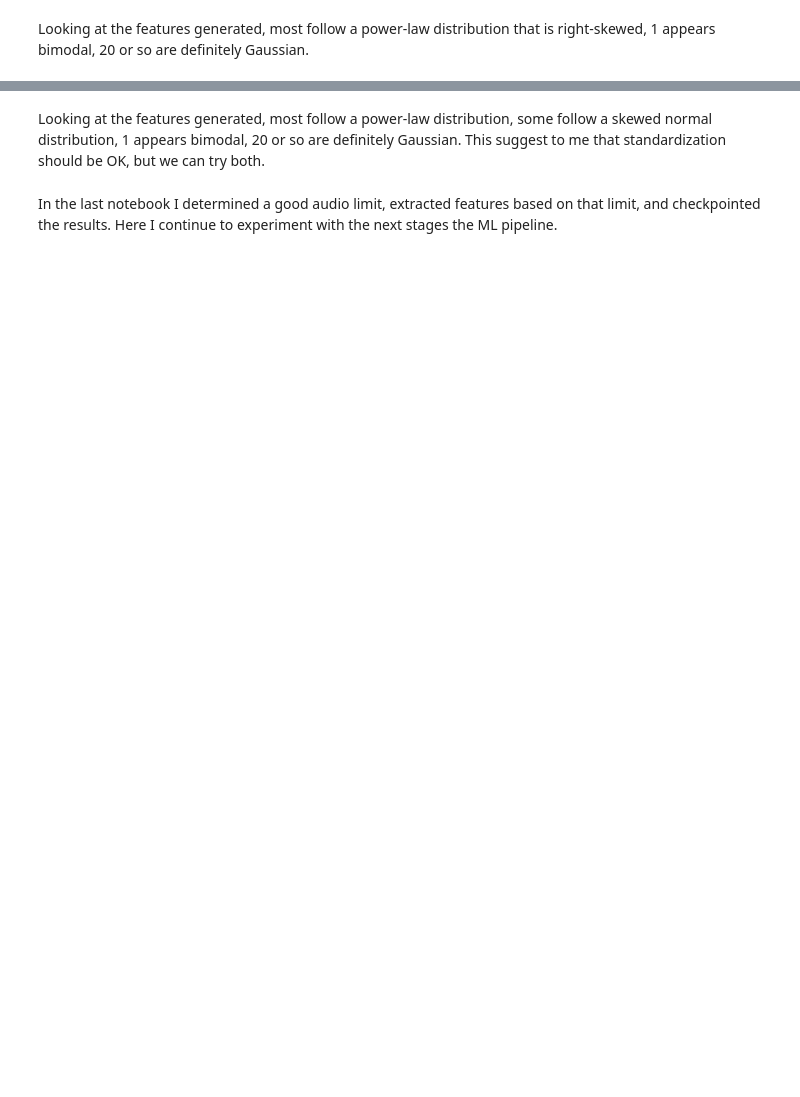
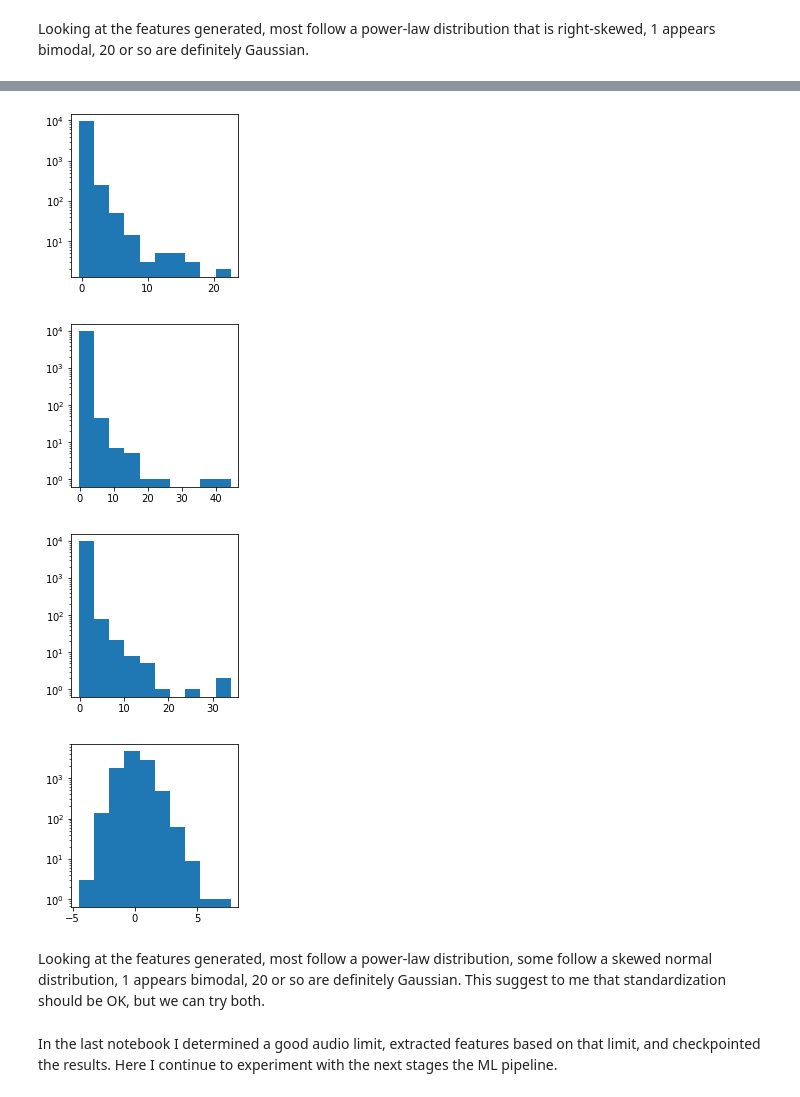
Before and after one commit to ryanjmccall/sb_ml_eng_capstone, a Jupyter notebook: capstone/notebooks/MELD_model_selection.ipynb, the cells around one changed output, grey strips where cells are left out. Saved outputs shown, nothing was run; the diff lists cells and outputs as text; code cells hidden in the pictures; blank space fills up the shorter version.

```diff
--- a/capstone/notebooks/MELD_model_selection.ipynb
+++ b/capstone/notebooks/MELD_model_selection.ipynb
@@ -133,9 +175,14 @@ for i in range(0, 160, 10):
 # %%
-for i in range(0, 160, 5):
+for i in range(80, 160, 20):
     scaled = StandardScaler().fit_transform(train_df[[i]].values)
-    plt.figure()
+    plt.figure(figsize=(3, 3))
     plt.yscale('log')
     plt.hist(scaled)
+# %% [output]
+[figure, added]
+[figure, added]
+[figure, added]
+[figure, added]
 # %% [markdown]
 Looking at the features generated, most follow a power-law distribution, some follow a skewed normal distribution, 1 appears bimodal, 20 or so are definitely Gaussian. This suggest to me that standardization should be OK, but we can try both.
 # %% [markdown]
```
Also changed, not shown: parts of 22 cells of this notebook, 1 other file.
